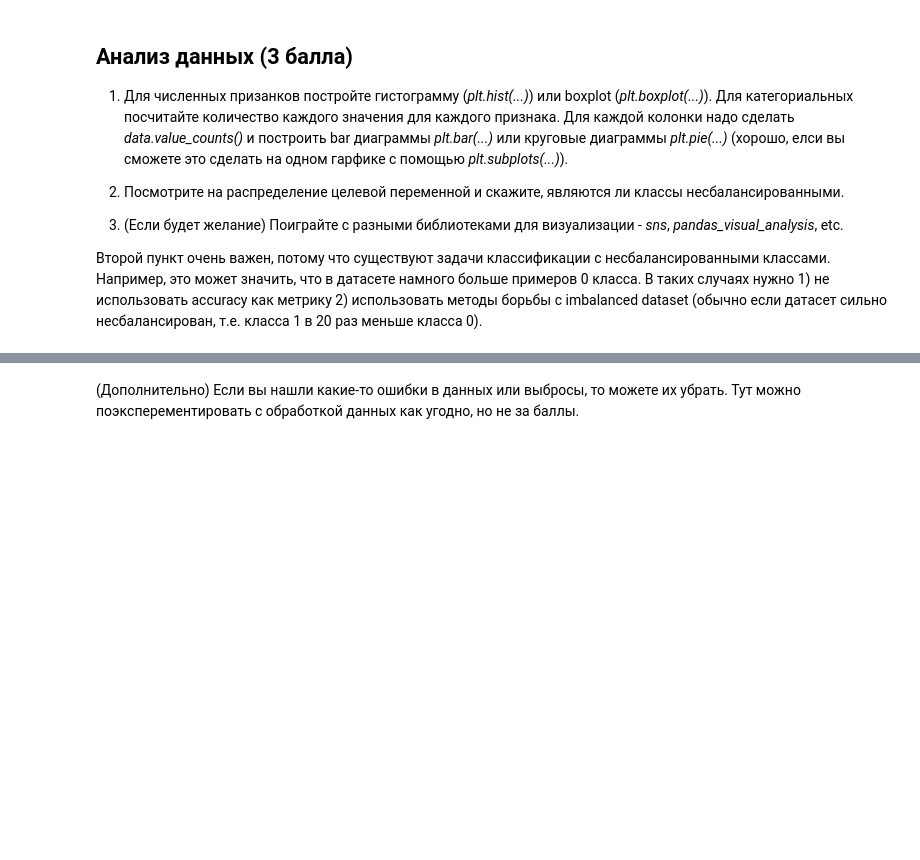
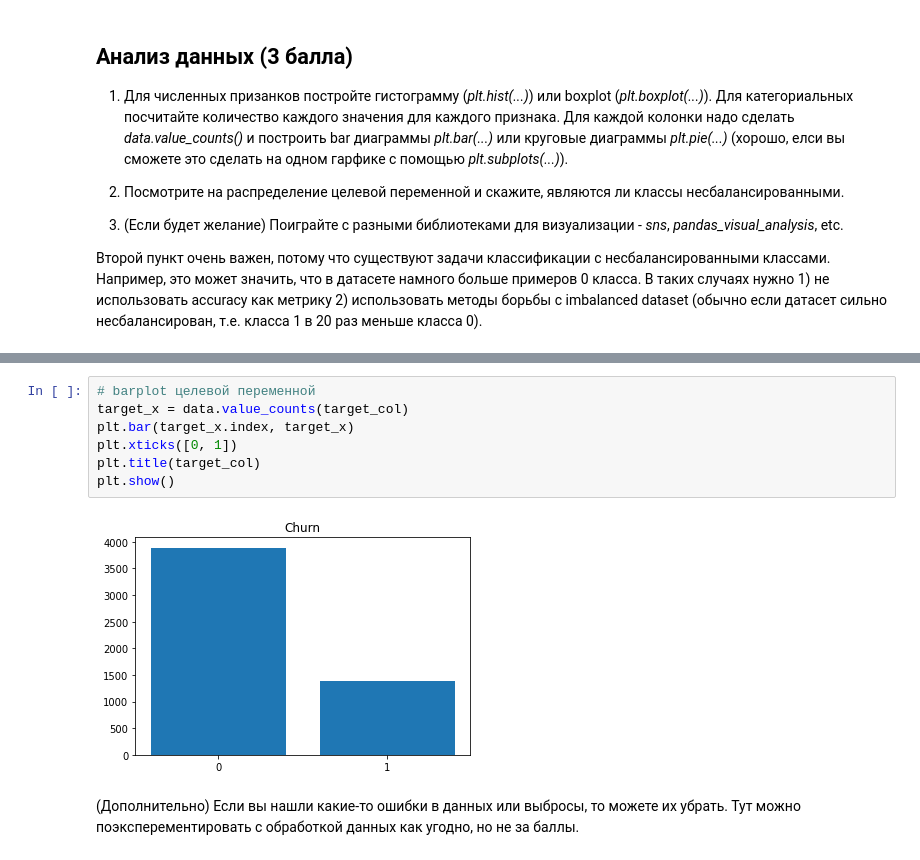
Before and after one commit to NilRadle/DLS, a Jupyter notebook: HW.kaggle.ipynb, the cells around one changed output, grey strips where cells are left out. Cells and saved outputs as stored; diff of their text form; blank space fills up the shorter version.

```diff
--- a/HW.kaggle.ipynb
+++ b/HW.kaggle.ipynb
@@ -151,3 +219,12 @@ target_col = 'Churn'
+# %%
+# barplot целевой переменной
+target_x = data.value_counts(target_col)
+plt.bar(target_x.index, target_x)
+plt.xticks([0, 1])
+plt.title(target_col)
+plt.show()
+# %% [output]
+[figure, added]
 # %% [markdown]
 (Дополнительно) Если вы нашли какие-то ошибки в данных или выбросы, то можете их убрать. Тут можно поэксперементировать с обработкой данных как угодно, но не за баллы.
 # %%
```
Also changed, not shown: parts of 22 cells of this notebook, 4 other files.
